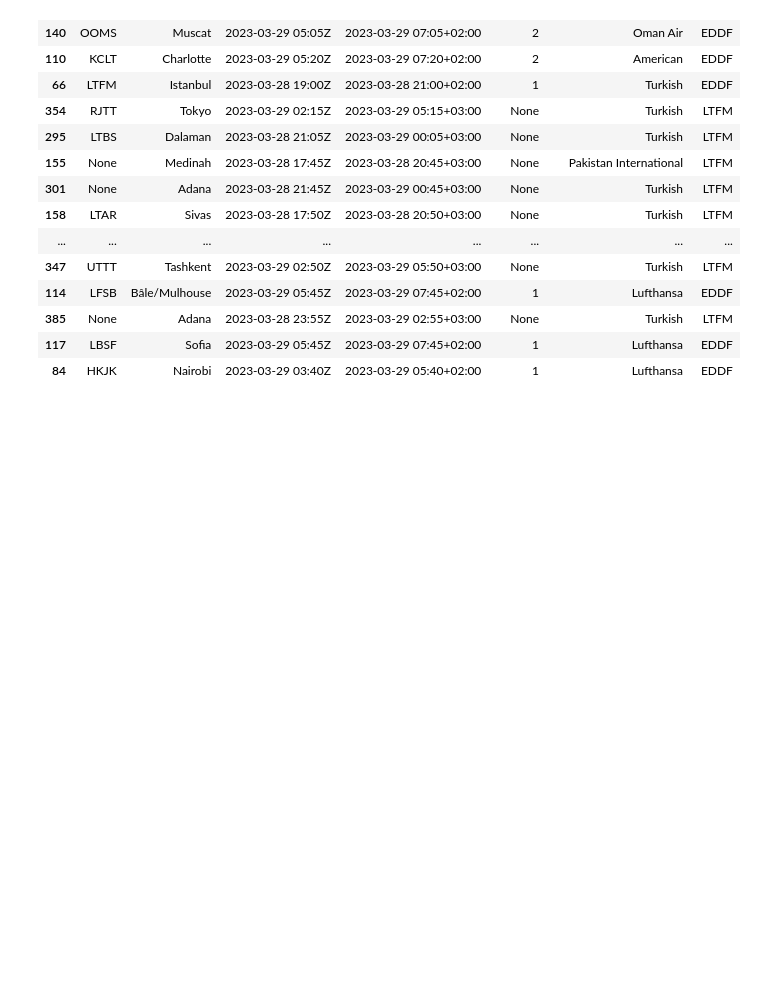
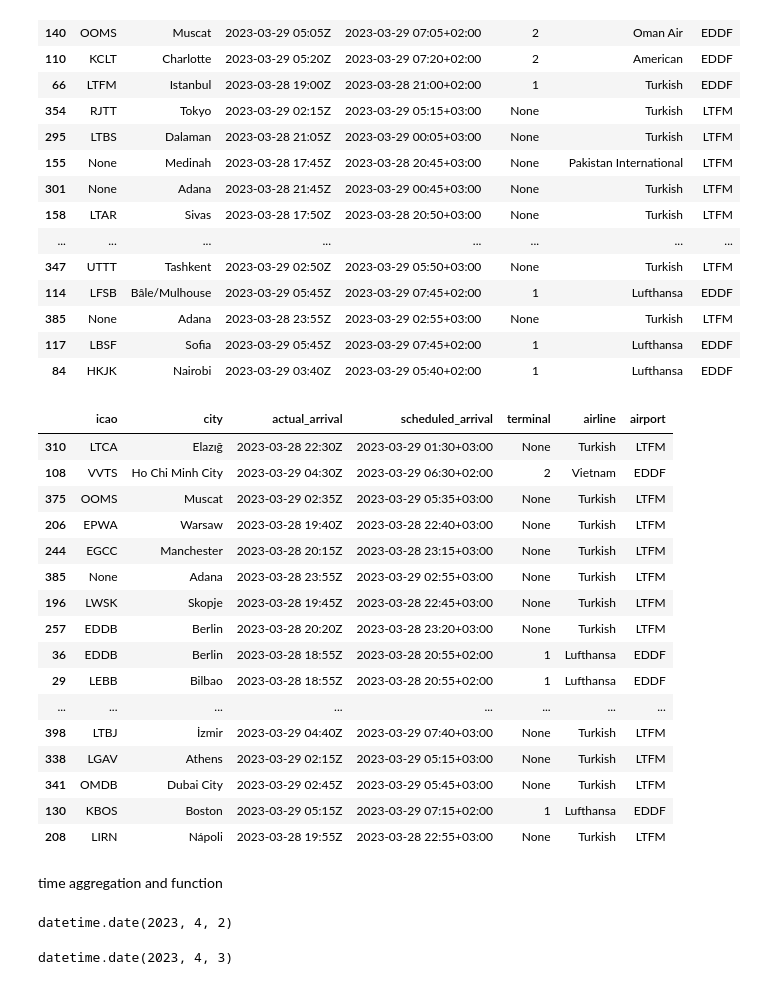
Before and after one commit to Joldon/data_pipelines_cloud, a Jupyter notebook: flight_arrivals.ipynb, the cells around one changed output. Cells and saved outputs as stored; diff of their text form; code cells hidden in the pictures; blank space fills up the shorter version.

```diff
--- a/flight_arrivals.ipynb
+++ b/flight_arrivals.ipynb
@@ -337,0 +360,22 @@ arrivals_df.sample(30)
+# %%
+arrivals_port_df.sample(30)
+# %% [output]
+|  | icao | city | actual_arrival | scheduled_arrival | terminal | airline | airport |
+| 310 | LTCA | Elazığ | 2023-03-28 22:30Z | 2023-03-29 01:30+03:00 | None | Turkish | LTFM |
+| 108 | VVTS | Ho Chi Minh City | 2023-03-29 04:30Z | 2023-03-29 06:30+02:00 | 2 | Vietnam | EDDF |
+| 375 | OOMS | Muscat | 2023-03-29 02:35Z | 2023-03-29 05:35+03:00 | None | Turkish | LTFM |
+| 206 | EPWA | Warsaw | 2023-03-28 19:40Z | 2023-03-28 22:40+03:00 | None | Turkish | LTFM |
+| 244 | EGCC | Manchester | 2023-03-28 20:15Z | 2023-03-28 23:15+03:00 | None | Turkish | LTFM |
+| 385 | None | Adana | 2023-03-28 23:55Z | 2023-03-29 02:55+03:00 | None | Turkish | LTFM |
+| 196 | LWSK | Skopje | 2023-03-28 19:45Z | 2023-03-28 22:45+03:00 | None | Turkish | LTFM |
+| 257 | EDDB | Berlin | 2023-03-28 20:20Z | 2023-03-28 23:20+03:00 | None | Turkish | LTFM |
+| 36 | EDDB | Berlin | 2023-03-28 18:55Z | 2023-03-28 20:55+02:00 | 1 | Lufthansa | EDDF |
+| 29 | LEBB | Bilbao | 2023-03-28 18:55Z | 2023-03-28 20:55+02:00 | 1 | Lufthansa | EDDF |
+| ... | ... | ... | ... | ... | ... | ... | ... |
+| 398 | LTBJ | İzmir | 2023-03-29 04:40Z | 2023-03-29 07:40+03:00 | None | Turkish | LTFM |
+| 338 | LGAV | Athens | 2023-03-29 02:15Z | 2023-03-29 05:15+03:00 | None | Turkish | LTFM |
+| 341 | OMDB | Dubai City | 2023-03-29 02:45Z | 2023-03-29 05:45+03:00 | None | Turkish | LTFM |
+| 130 | KBOS | Boston | 2023-03-29 05:15Z | 2023-03-29 07:15+02:00 | 1 | Lufthansa | EDDF |
+| 208 | LIRN | Nápoli | 2023-03-28 19:55Z | 2023-03-28 22:55+03:00 | None | Turkish | LTFM |
+# %% [markdown]
+time aggregation and function
@@ -337,0 +386,12 @@ arrivals_df.sample(30)
+# %%
+#setting the timezone to Berlin and getting the current date
+today = datetime.now().astimezone(timezone('Europe/Berlin')).date()
+today
+# %% [output]
+datetime.date(2023, 4, 2)
+# %%
+#creating a variable for tomorrow
+tomorrow = (today + timedelta(days=1))
+tomorrow
+# %% [output]
+datetime.date(2023, 4, 3)
```
Also changed, not shown: parts of 27 cells of this notebook.
